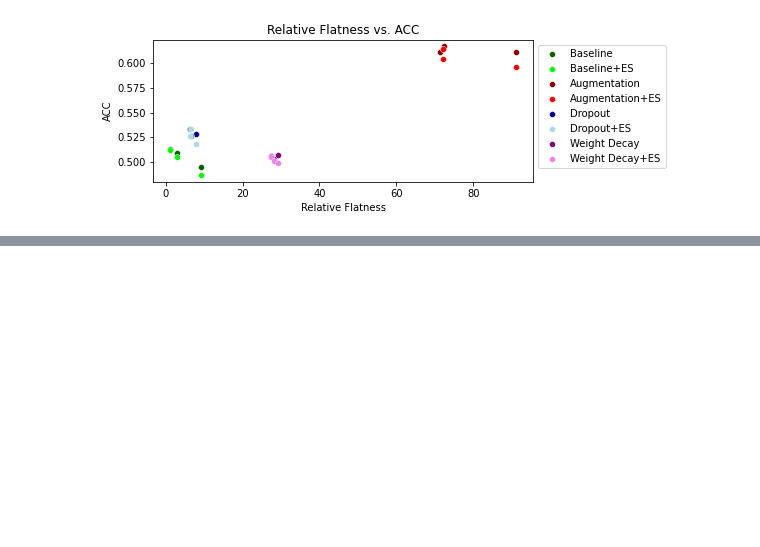
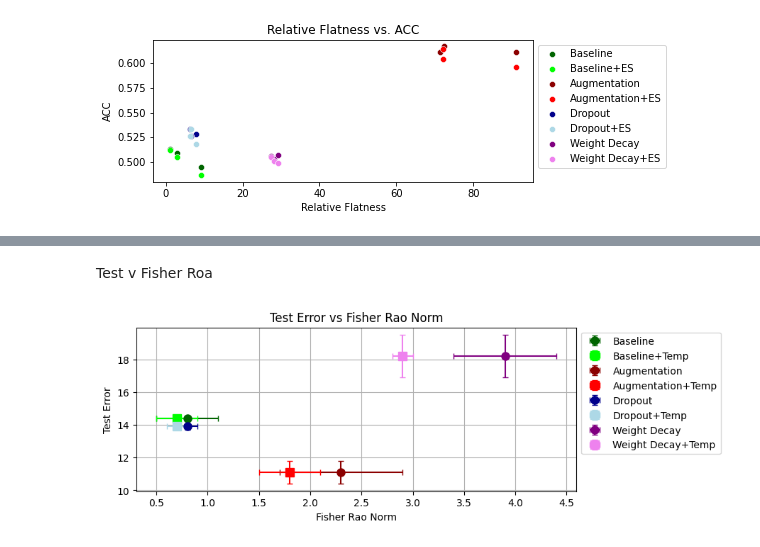
Before and after one commit to IFMW01/Explicit-Regularisation-Sharpness-and-Calibration-Submission, a Jupyter notebook: src/plots/plot_generation/scatter_correlation_plots.ipynb, the cells around one changed output, grey strips where cells are left out. Saved outputs shown, nothing was run; the diff lists cells and outputs as text; code cells hidden in the pictures; blank space fills up the shorter version.

```diff
--- a/src/plots/plot_generation/scatter_correlation_plots.ipynb
+++ b/src/plots/plot_generation/scatter_correlation_plots.ipynb
@@ -264,0 +449,21 @@ plot(feature_columns,num_groups,group_size,target_column)
+# %% [markdown]
+Test v Fisher Roa
+# %%
+import pandas as pd
+import matplotlib.pyplot as plt
+
+data = {
+    'Test Error': [14.4,14.4,11.1,11.1,13.9,13.9,18.2,18.2],
+    'Test_Error_std': [0.1,0.10,0.7,0.7,0.2,0.2,1.3,1.3],
+    'Fisher Rao Norm': [0.8,0.7,2.3,1.8,0.8,0.7,3.9,2.9],
+    'Fisher Rao Norm std': [0.3,0.2,0.6,0.3,0.1,0.1,0.5,0.1]
+}
+df = pd.DataFrame(data)
+feature_column= 'Fisher Rao Norm'
+feature_column_error = 'Fisher Rao Norm std'
+target_column = 'Test Error'
+target_column_error = 'Test_Error_std'
+
+plot_new(df,feature_column,feature_column_error,target_column,target_column_error)
+# %% [output]
+[figure, added]
```
Also changed, not shown: parts of 45 cells of this notebook.
